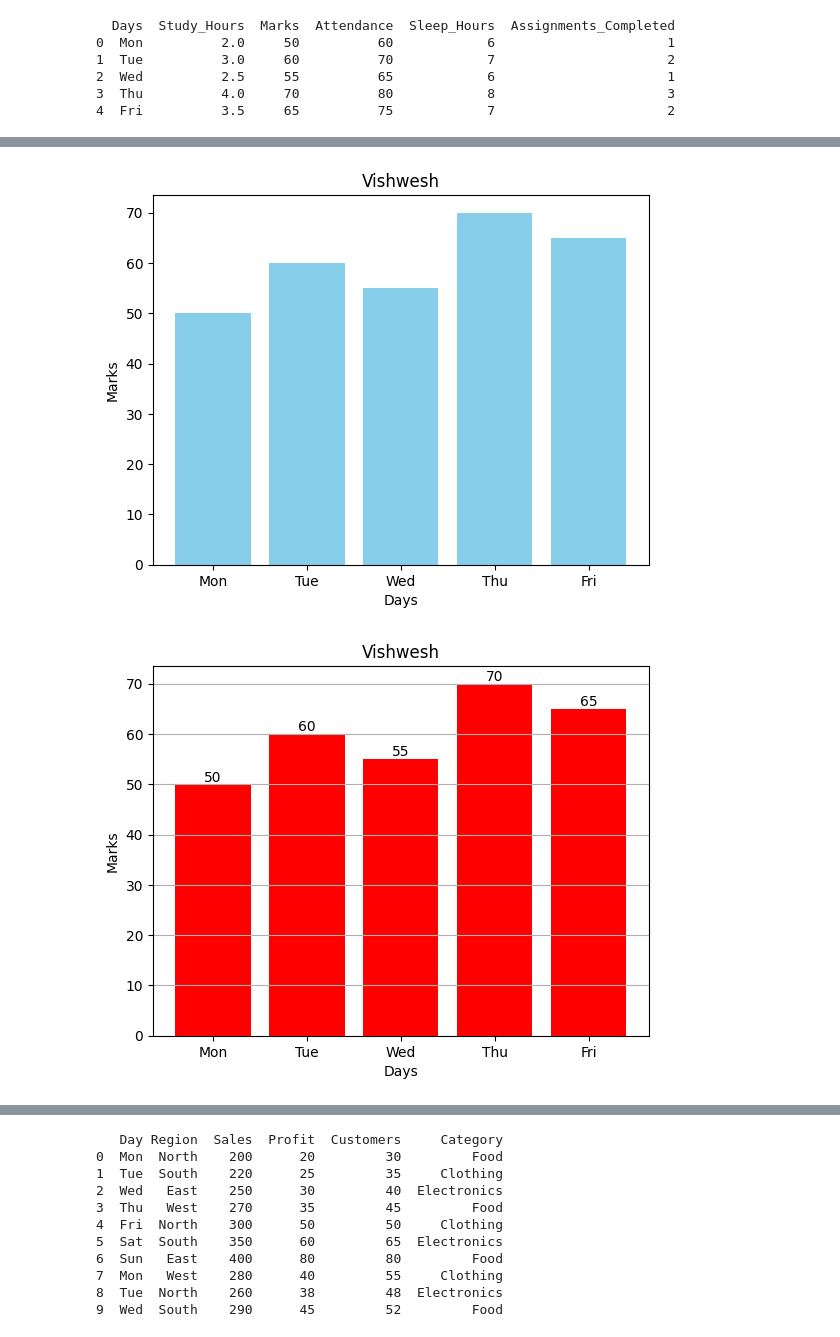
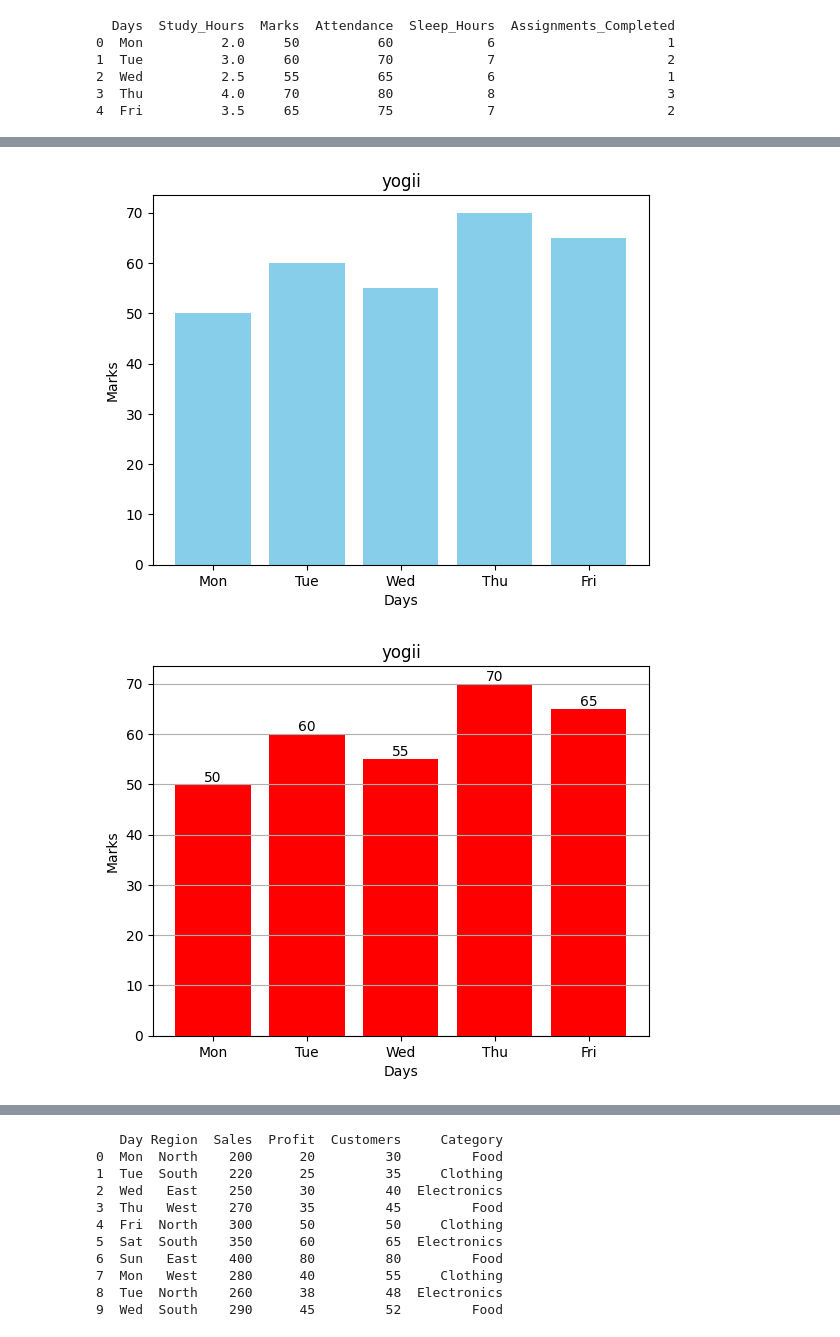
Before and after one commit to fhgqowfbeoufb/exp17, a Jupyter notebook: Experiment17_(1).ipynb, the cells around one changed output, grey strips where cells are left out. Cells and saved outputs as stored; diff of their text form; code cells hidden in the pictures.

```diff
--- a/Experiment17_(1).ipynb
+++ b/Experiment17_(1).ipynb
@@ -49,25 +49,25 @@ plt.show()
 # %%
 #2. Bar Chart (comparision)
 plt.bar(df['Days'], df['Marks'], color='skyblue')
-plt.title('Vishwesh')
+plt.title('yogii')
 plt.xlabel('Days')
 plt.ylabel('Marks')
 plt.show()
 # %% [output]
-[figure, old version]
+[figure, new version]
 # %%
 #Advanced Bar Graph
 bars = plt.bar(df['Days'], df['Marks'], color='red')
 for bar in bars:
     y = bar.get_height()
     plt.text(bar.get_x() + bar.get_width()/2,y,str(y),ha='center',va='bottom')
-plt.title('Vishwesh')
+plt.title('yogii')
 plt.xlabel('Days')
 plt.ylabel('Marks')
 plt.grid(axis='y')
 plt.show()
 # %% [output]
-[figure, old version]
+[figure, new version]
 # %%
 import numpy as np
 import matplotlib.pyplot as plt
```
Also changed, not shown: parts of 12 cells of this notebook.
